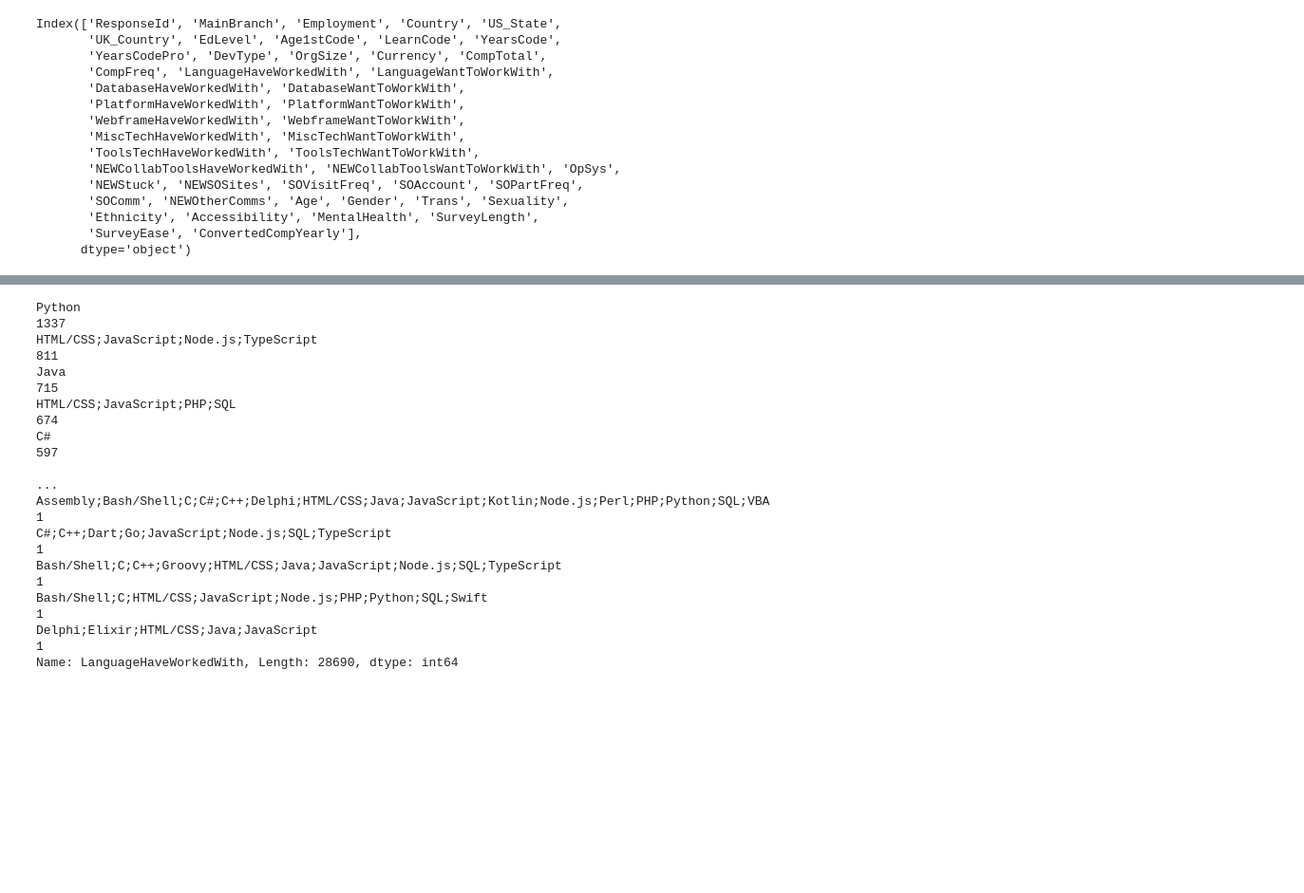
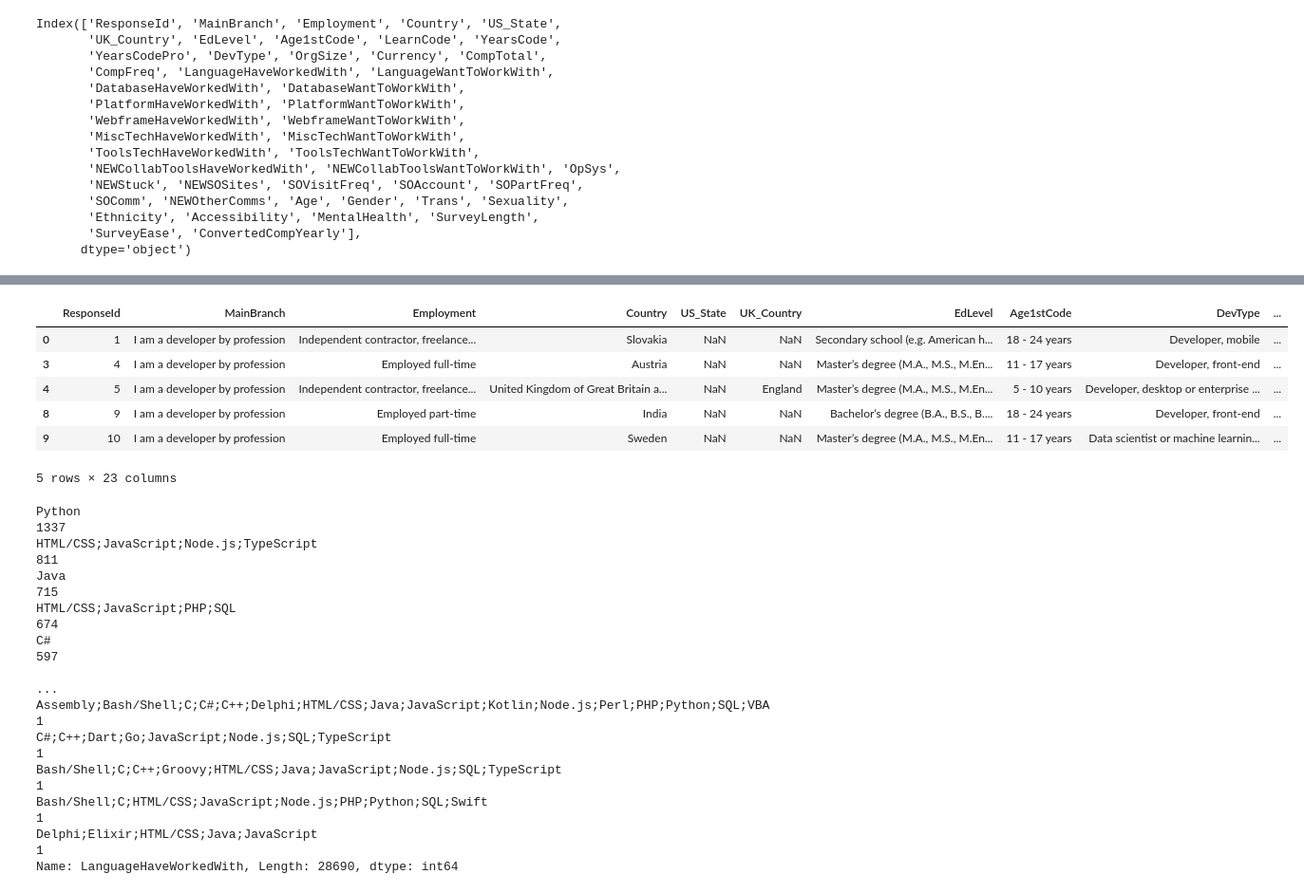
Before and after one commit to NeonexAnalytics/DataScienceNanodegree, a Jupyter notebook: ProjectOne/ProjectOne.ipynb, the cells around one changed output, grey strips where cells are left out. Shown at 95% size. Cells and saved outputs as stored; diff of their text form; code cells hidden in the pictures; blank space fills up the shorter version.

```diff
--- a/ProjectOne/ProjectOne.ipynb
+++ b/ProjectOne/ProjectOne.ipynb
@@ -52,0 +73,7 @@ df = df.drop(columns=columns)
+# %%
+data = df[df["MainBranch"] == "I am a developer by profession"]
+
+# Fill the N/A values in ConvertedComp column with the mean of each country
+salary_per_country = data.groupby('Country')['CompTotal'].mean()
+data['CompTotal'] = data.apply(lambda x: salary_per_country[x['Country']] if pd.isnull(x['CompTotal']) else x['CompTotal'], axis=1)
+data = data.dropna(subset=['CompTotal'])
@@ -53,3 +86,13 @@ df = df.drop(columns=columns)
+# %%
+data.head()
+# %% [output]
+|  | ResponseId | MainBranch | Employment | Country | US_State | UK_Country | EdLevel | Age1stCode | DevType | ... |
+| 0 | 1 | I am a developer by profession | Independent contractor, freelance... | Slovakia | NaN | NaN | Secondary school (e.g. American h... | 18 - 24 years | Developer, mobile | ... |
+| 3 | 4 | I am a developer by profession | Employed full-time | Austria | NaN | NaN | Master’s degree (M.A., M.S., M.En... | 11 - 17 years | Developer, front-end | ... |
+| 4 | 5 | I am a developer by profession | Independent contractor, freelance... | United Kingdom of Great Britain a... | NaN | England | Master’s degree (M.A., M.S., M.En... | 5 - 10 years | Developer, desktop or enterprise ... | ... |
+| 8 | 9 | I am a developer by profession | Employed part-time | India | NaN | NaN | Bachelor’s degree (B.A., B.S., B.... | 18 - 24 years | Developer, front-end | ... |
+| 9 | 10 | I am a developer by profession | Employed full-time | Sweden | NaN | NaN | Master’s degree (M.A., M.S., M.En... | 11 - 17 years | Data scientist or machine learnin... | ... |
+5 rows × 23 columns
 # %%
 df.LanguageHaveWorkedWith.value_counts()
 # %% [output]
```
Also changed, not shown: parts of 3 cells of this notebook.
